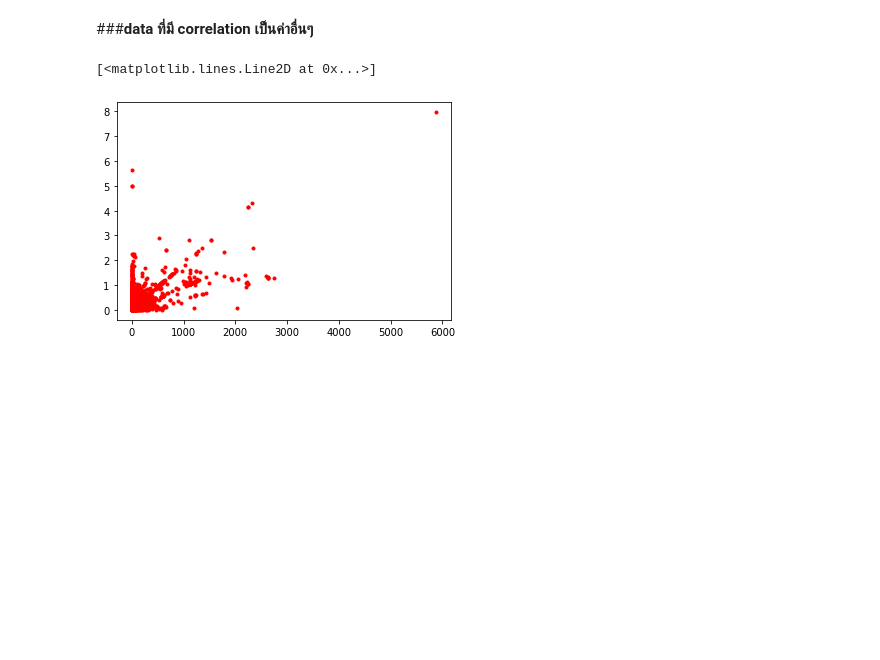
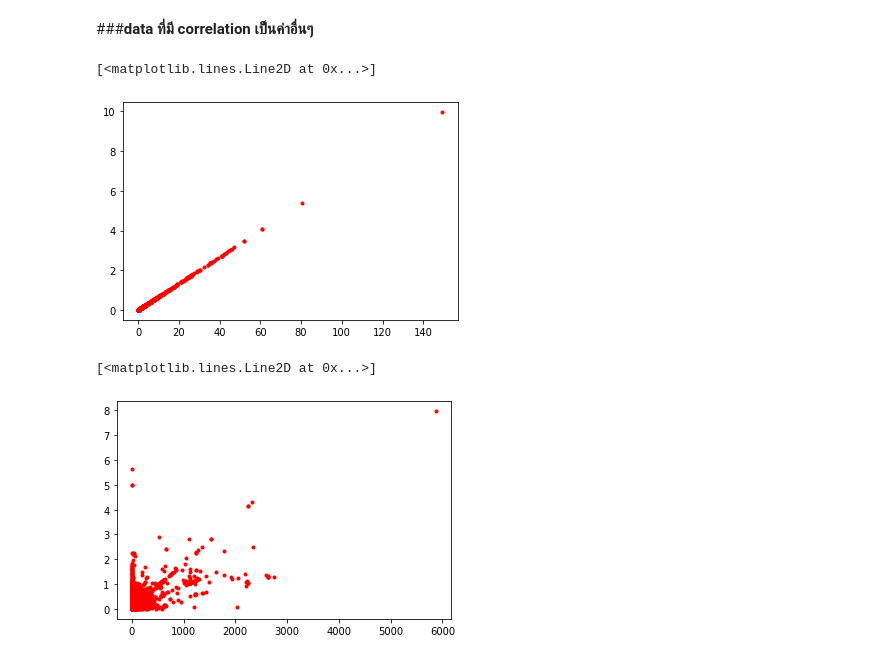
Before and after one commit to gameaphiwat/Multivariate, a Jupyter notebook: Chapter3_PCA.ipynb, the cells around one changed output. Saved outputs shown, nothing was run; the diff lists cells and outputs as text; code cells hidden in the pictures; blank space fills up the shorter version.

```diff
--- a/Chapter3_PCA.ipynb
+++ b/Chapter3_PCA.ipynb
@@ -515,5 +515,10 @@ plt.plot(newdata.iloc[:,11],newdata.iloc[:,28],'r.')
 # %% [markdown]
 ###**data ที่มี correlation เป็นค่าอื่นๆ**
+# %%
+plt.plot(newdata.iloc[:,10],newdata.iloc[:,27],'r.')
+# %% [output]
+[<matplotlib.lines.Line2D at 0x...>]
+[figure, added]
 # %%
 plt.plot(newdata.iloc[:,11],newdata.iloc[:,29],'r.')
 # %% [output]
```
Also changed, not shown: parts of 10 cells of this notebook.
